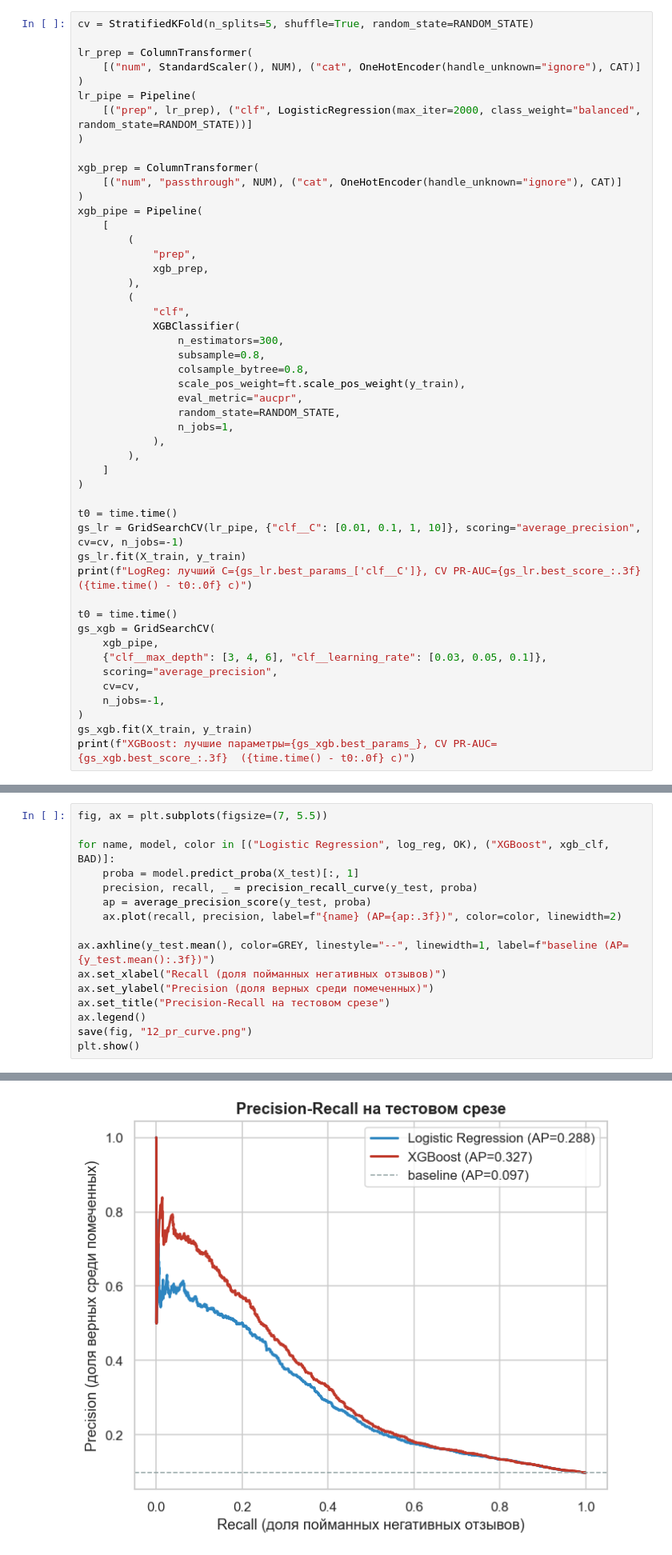
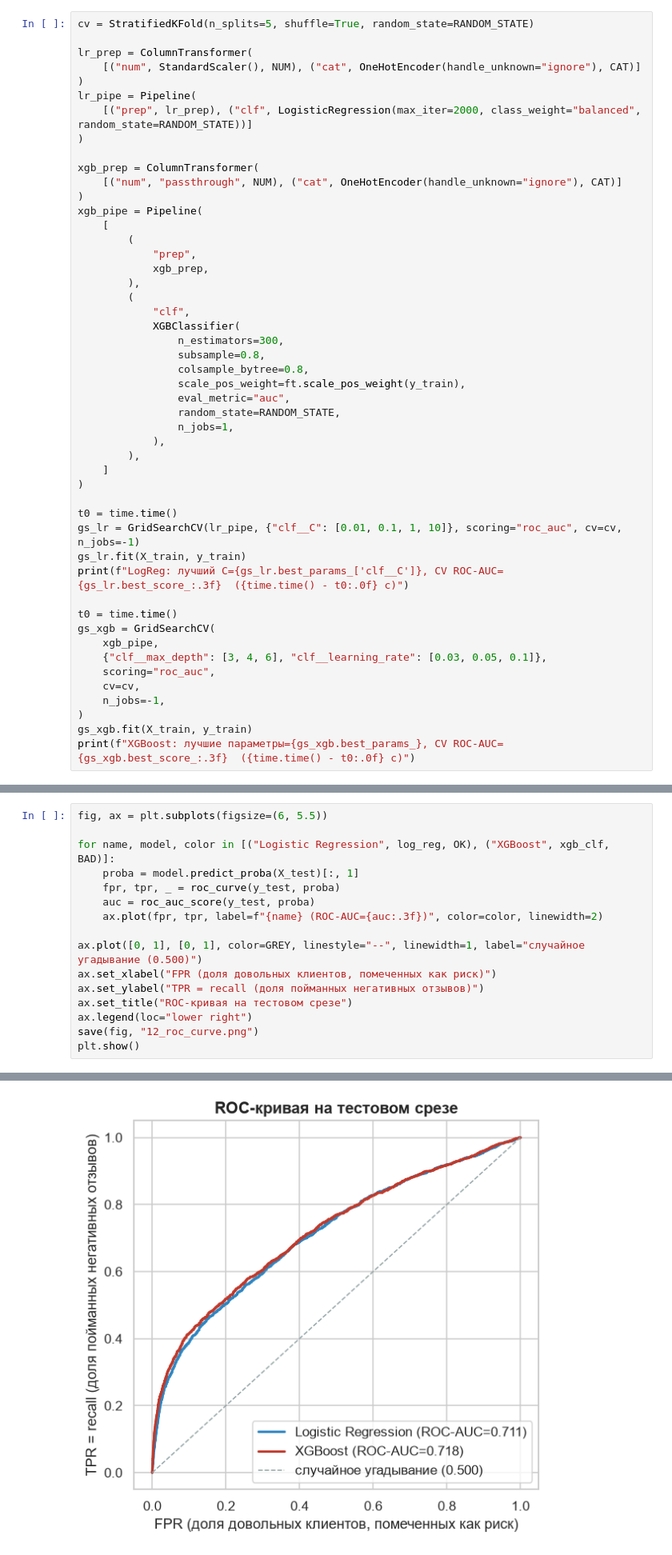
Before and after one commit to alexlebedevkz/olist-capstone-project, a Jupyter notebook: notebooks/03_modeling.ipynb, the cells around one changed output, grey strips where cells are left out. Shown at 80% size. Saved outputs shown, nothing was run; the diff lists cells and outputs as text.

```diff
--- a/notebooks/03_modeling.ipynb
+++ b/notebooks/03_modeling.ipynb
@@ -189,7 +188,7 @@ xgb_pipe = Pipeline(
                 subsample=0.8,
                 colsample_bytree=0.8,
                 scale_pos_weight=ft.scale_pos_weight(y_train),
-                eval_metric="aucpr",
+                eval_metric="auc",
                 random_state=RANDOM_STATE,
                 n_jobs=1,
             ),
@@ -198,18 +197,18 @@ xgb_pipe = Pipeline(
 )
 
 t0 = time.time()
-gs_lr = GridSearchCV(lr_pipe, {"clf__C": [0.01, 0.1, 1, 10]}, scoring="average_precision", cv=cv, n_jobs=-1)
+gs_lr = GridSearchCV(lr_pipe, {"clf__C": [0.01, 0.1, 1, 10]}, scoring="roc_auc", cv=cv, n_jobs=-1)
 gs_lr.fit(X_train, y_train)
-print(f"LogReg: лучший C={gs_lr.best_params_['clf__C']}, CV PR-AUC={gs_lr.best_score_:.3f}  ({time.time() - t0:.0f} с)")
+print(f"LogReg: лучший C={gs_lr.best_params_['clf__C']}, CV ROC-AUC={gs_lr.best_score_:.3f}  ({time.time() - t0:.0f} с)")
 
 t0 = time.time()
 gs_xgb = GridSearchCV(
     xgb_pipe,
     {"clf__max_depth": [3, 4, 6], "clf__learning_rate": [0.03, 0.05, 0.1]},
-    scoring="average_precision",
+    scoring="roc_auc",
     cv=cv,
     n_jobs=-1,
 )
 gs_xgb.fit(X_train, y_train)
-print(f"XGBoost: лучшие параметры={gs_xgb.best_params_}, CV PR-AUC={gs_xgb.best_score_:.3f}  ({time.time() - t0:.0f} с)")
+print(f"XGBoost: лучшие параметры={gs_xgb.best_params_}, CV ROC-AUC={gs_xgb.best_score_:.3f}  ({time.time() - t0:.0f} с)")
 # %% [output]
@@ -297,17 +309,17 @@ precision-recall вырождается в точку, поэтому его PR-
 # %%
-fig, ax = plt.subplots(figsize=(7, 5.5))
+fig, ax = plt.subplots(figsize=(6, 5.5))
 
 for name, model, color in [("Logistic Regression", log_reg, OK), ("XGBoost", xgb_clf, BAD)]:
     proba = model.predict_proba(X_test)[:, 1]
-    precision, recall, _ = precision_recall_curve(y_test, proba)
-    ap = average_precision_score(y_test, proba)
-    ax.plot(recall, precision, label=f"{name} (AP={ap:.3f})", color=color, linewidth=2)
+    fpr, tpr, _ = roc_curve(y_test, proba)
+    auc = roc_auc_score(y_test, proba)
+    ax.plot(fpr, tpr, label=f"{name} (ROC-AUC={auc:.3f})", color=color, linewidth=2)
 
-ax.axhline(y_test.mean(), color=GREY, linestyle="--", linewidth=1, label=f"baseline (AP={y_test.mean():.3f})")
-ax.set_xlabel("Recall (доля пойманных негативных отзывов)")
-ax.set_ylabel("Precision (доля верных среди помеченных)")
-ax.set_title("Precision-Recall на тестовом срезе")
-ax.legend()
-save(fig, "12_pr_curve.png")
+ax.plot([0, 1], [0, 1], color=GREY, linestyle="--", linewidth=1, label="случайное угадывание (0.500)")
+ax.set_xlabel("FPR (доля довольных клиентов, помеченных как риск)")
+ax.set_ylabel("TPR = recall (доля пойманных негативных отзывов)")
+ax.set_title("ROC-кривая на тестовом срезе")
+ax.legend(loc="lower right")
+save(fig, "12_roc_curve.png")
 plt.show()
 # %% [output]
@@ -315,2 +327,2 @@ plt.show()
-[figure, old version]
+[figure, new version]
 # %% [markdown]
```
Also changed, not shown: parts of 14 cells of this notebook, 7 other files.
